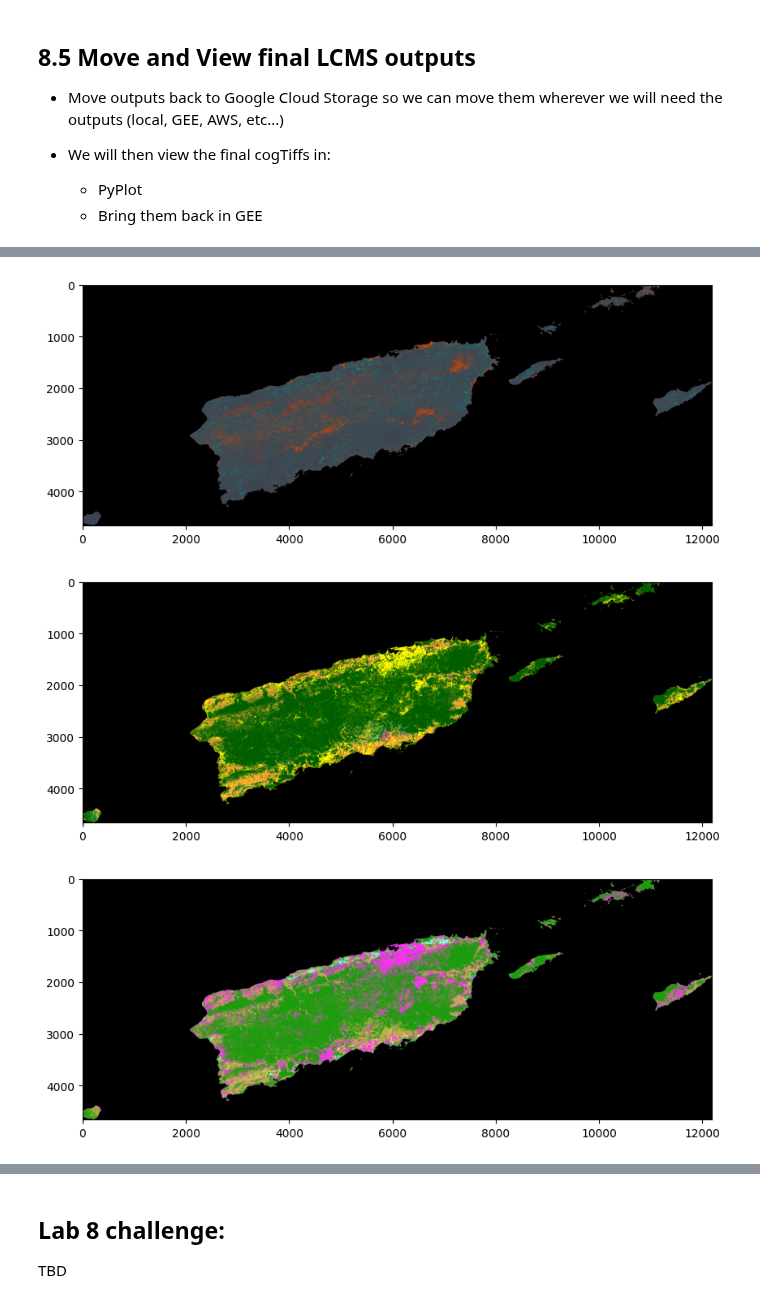
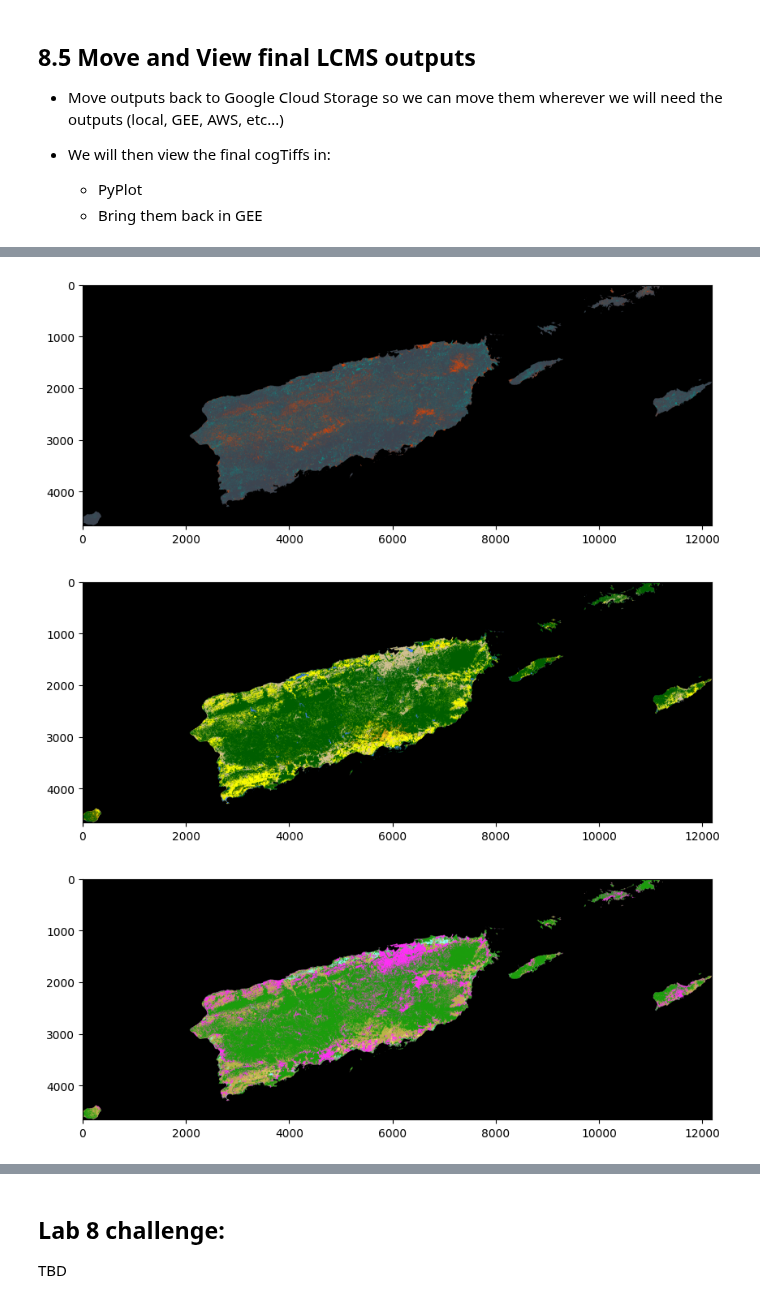
Before and after one commit to redcastle-resources/lcms-training, a Jupyter notebook: 8-Export_and_Post_Processing.ipynb, the cells around one changed output, grey strips where cells are left out. Drawn from its saved outputs; the diff is of its cells as text; code cells hidden in the pictures.

```diff
--- a/8-Export_and_Post_Processing.ipynb
+++ b/8-Export_and_Post_Processing.ipynb
@@ -325,12 +328,10 @@ Operation completed over 114 objects/152.0 MiB.
 * Note that for the default test study area of Puerto Rico and the US Virgin Islands, the outputs are not broken into tiles
 # %%
 # Find sets of images
-local_vrt_folder = os.path.join(local_processing_folder,'VRTs')
-# import shutil
-# shutil.rmtree(local_raw_exports_folder)
-# shutil.rmtree(local_vrt_folder)
+local_post_processing_folder = os.path.join(local_processing_folder,'Post_Processing')
+shutil.rmtree(local_post_processing_folder)
 # rpl.check_dir(local_raw_exports_folder)
-# rpl.check_dir(local_vrt_folder)
+rpl.check_dir(local_post_processing_folder)
 for product in products:
     for year in years:
         # print(product,year)
@@ -339,10 +340,10 @@ for product in products:
         out_vrt = bn.split('{}_Annual_{}'.format(product,year))[0]+'{}_Annual_{}.vrt'.format(product,year)
 
 
-        vrt_image = os.path.join(local_vrt_folder,out_vrt)
+        vrt_image = os.path.join(local_post_processing_folder,out_vrt)
         if not os.path.exists(vrt_image):
             rpl.buildVRT(tiles,vrt_image)
         else:
             print('Already created:',out_vrt)
-print(os.listdir(local_vrt_folder))
+print(len(os.listdir(local_post_processing_folder)))
 # %% [output]
@@ -389,7 +390,7 @@ print('Done')
 # %% [output]
 Done
 # %%
-vrts = glob.glob(os.path.join(local_vrt_folder,'*.vrt'))
+vrts = glob.glob(os.path.join(local_post_processing_folder,'*.vrt'))
 version = 'v2022-Training'
 for vrt in vrts:
     product = rpl.base(vrt)
@@ -467,16 +468,16 @@ Operation completed over 114 objects/60.8 KiB.
 # %%
 # Now, let's view them as an image
 year = 2017
 for product in products:
-    cog = glob.glob(os.path.join(local_vrt_folder,f'*{product}*{year}*.tif'))[0]
+    cog = glob.glob(os.path.join(local_post_processing_folder,f'*{product}*{year}*.tif'))[0]
     im = Image.open(cog, 'r')
     plt.figure(figsize=(10,6))
     plt.imshow(im)
 
     del im
 # %% [output]
 [figure]
-[figure, old version]
+[figure, new version]
 [figure]
 # %%
 # Open this link to view the final outputs
```
Also changed, not shown: parts of 15 cells of this notebook, 7 other files.
